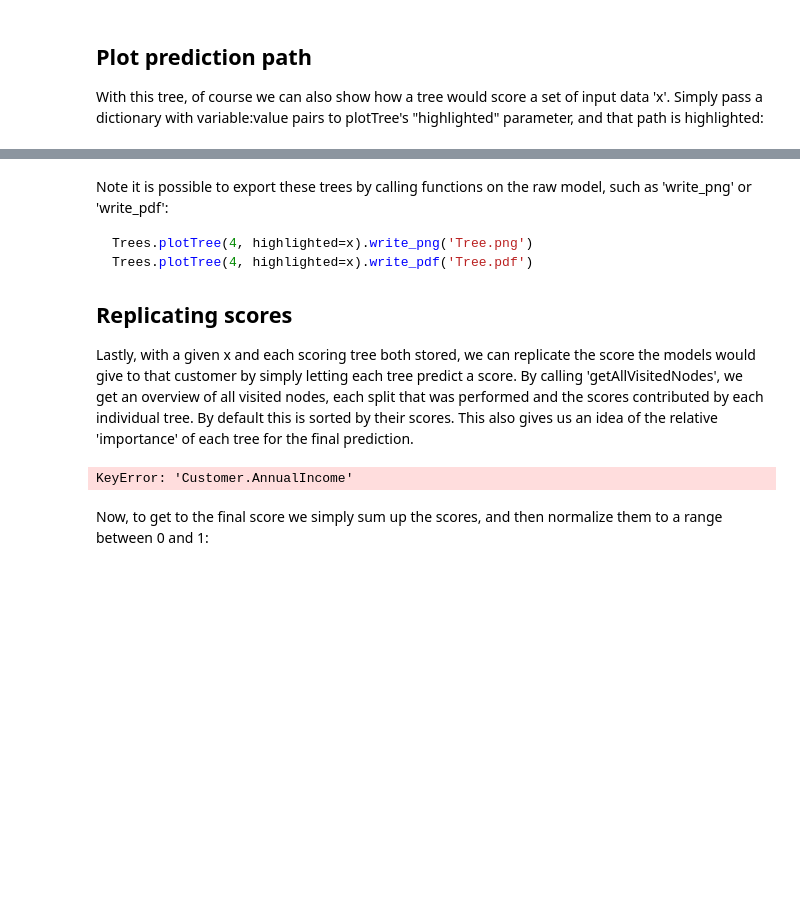
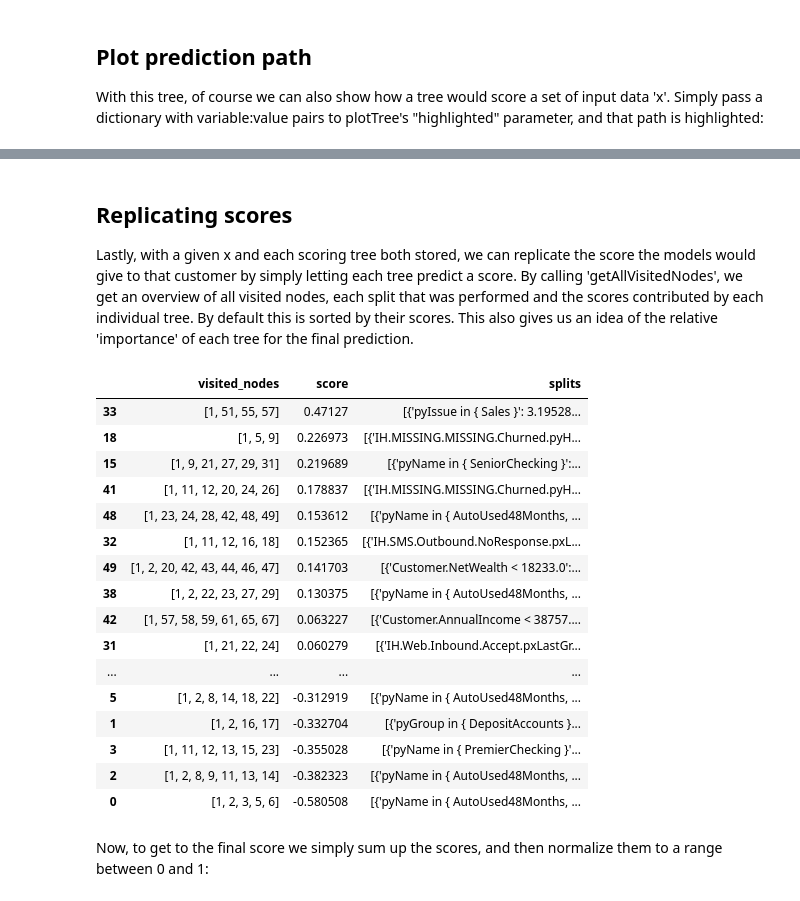
Before and after one commit to pegasystems/pega-datascientist-tools, a Jupyter notebook: docs/Python/articles/AGBModelVisualisation.ipynb, the cells around one changed output, grey strips where cells are left out. Cells and saved outputs as stored; diff of their text form; code cells hidden in the pictures; blank space fills up the shorter version.

````diff
--- a/docs/Python/articles/AGBModelVisualisation.ipynb
+++ b/docs/Python/articles/AGBModelVisualisation.ipynb
@@ -230,18 +220,40 @@ KeyError: 'Customer.NoOfDependents'
+# %%
+def sampleX(trees):
+    from random import sample
+    x = {}
+    for variable, values in trees.allValuesPerSplit.items():
+        if len(values) == 1:
+            if 'true' in values or 'false' in values:
+                values = {'true', 'false'}
+            if isinstance(list(values)[0], str):
+                values = values.union({'Other'})
+        x[variable]= sample(list(values), 1)[0]
+    return x
+randomX = sampleX(Trees)
 # %% [markdown]
-Note it is possible to export these trees by calling functions on the raw model, such as 'write_png' or 'write_pdf':
-
-```python
-Trees.plotTree(4, highlighted=x).write_png('Tree.png')
-Trees.plotTree(4, highlighted=x).write_pdf('Tree.pdf')
-```
-
 ## Replicating scores
 Lastly, with a given x and each scoring tree both stored, we can replicate the score the models would give to that customer by simply letting each tree predict a score. By calling 'getAllVisitedNodes', we get an overview of all visited nodes, each split that was performed and the scores contributed by each individual tree. By default this is sorted by their scores. This also gives us an idea of the relative 'importance' of each tree for the final prediction.
 # %%
-scores = Trees.getAllVisitedNodes(x)
+scores = Trees.getAllVisitedNodes(randomX)
 scores
 # %% [output]
-KeyError: 'Customer.AnnualIncome'
+|  | visited_nodes | score | splits |
+| 33 | [1, 51, 55, 57] | 0.47127 | [{'pyIssue in { Sales }': 3.19528... |
+| 18 | [1, 5, 9] | 0.226973 | [{'IH.MISSING.MISSING.Churned.pyH... |
+| 15 | [1, 9, 21, 27, 29, 31] | 0.219689 | [{'pyName in { SeniorChecking }':... |
+| 41 | [1, 11, 12, 20, 24, 26] | 0.178837 | [{'IH.MISSING.MISSING.Churned.pyH... |
+| 48 | [1, 23, 24, 28, 42, 48, 49] | 0.153612 | [{'pyName in { AutoUsed48Months, ... |
+| 32 | [1, 11, 12, 16, 18] | 0.152365 | [{'IH.SMS.Outbound.NoResponse.pxL... |
+| 49 | [1, 2, 20, 42, 43, 44, 46, 47] | 0.141703 | [{'Customer.NetWealth < 18233.0':... |
+| 38 | [1, 2, 22, 23, 27, 29] | 0.130375 | [{'pyName in { AutoUsed48Months, ... |
+| 42 | [1, 57, 58, 59, 61, 65, 67] | 0.063227 | [{'Customer.AnnualIncome < 38757.... |
+| 31 | [1, 21, 22, 24] | 0.060279 | [{'IH.Web.Inbound.Accept.pxLastGr... |
+| ... | ... | ... | ... |
+| 5 | [1, 2, 8, 14, 18, 22] | -0.312919 | [{'pyName in { AutoUsed48Months, ... |
+| 1 | [1, 2, 16, 17] | -0.332704 | [{'pyGroup in { DepositAccounts }... |
+| 3 | [1, 11, 12, 13, 15, 23] | -0.355028 | [{'pyName in { PremierChecking }'... |
+| 2 | [1, 2, 8, 9, 11, 13, 14] | -0.382323 | [{'pyName in { AutoUsed48Months, ... |
+| 0 | [1, 2, 3, 5, 6] | -0.580508 | [{'pyName in { AutoUsed48Months, ... |
 # %% [markdown]
 Now, to get to the final score we simply sum up the scores, and then normalize them to a range between 0 and 1:
 # %%
````
Also changed, not shown: parts of 19 cells of this notebook, 33 other files.
